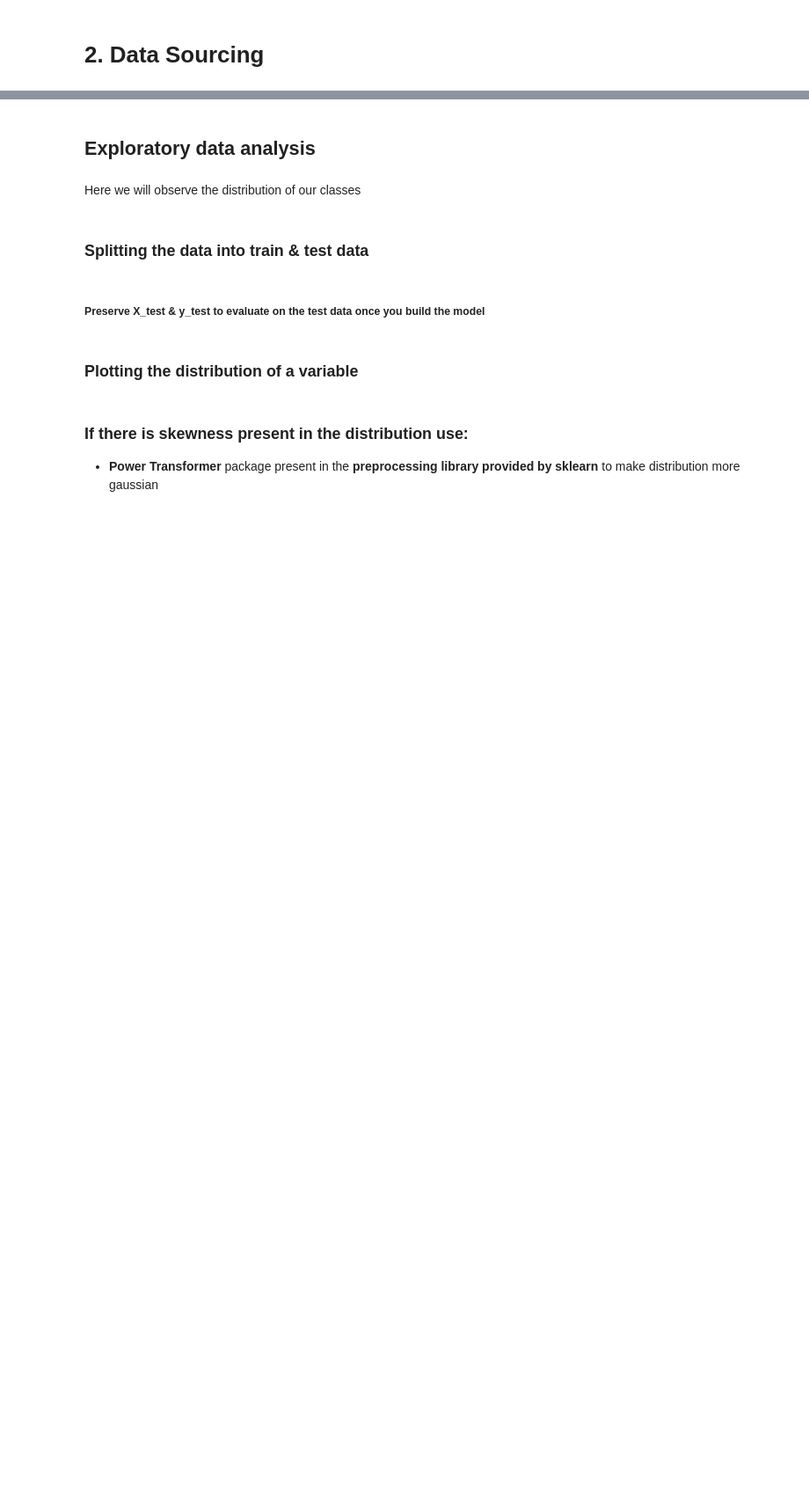
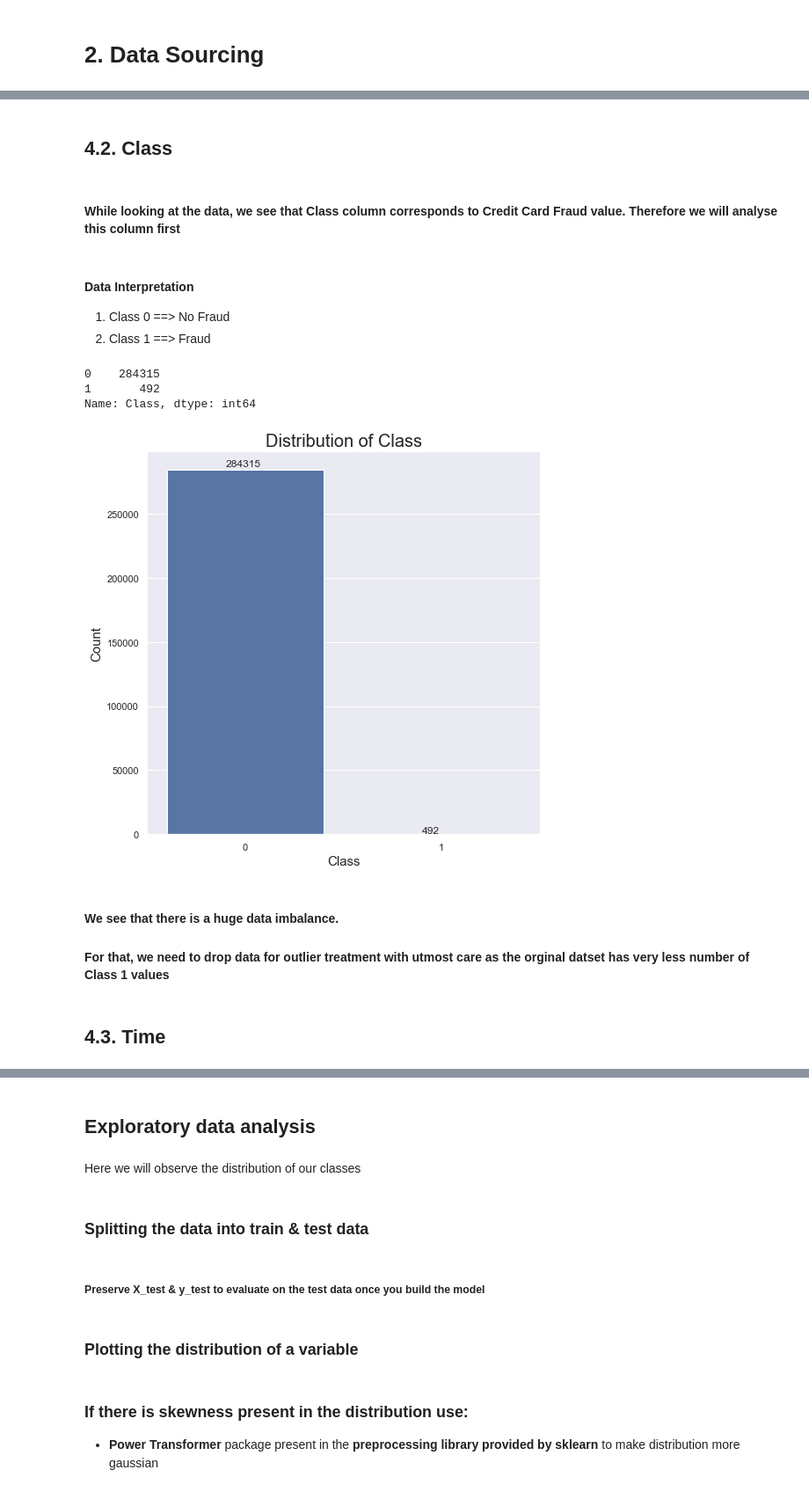
Before and after one commit to akshaykadam100/Credit-Card-Fraud-Detection, a Jupyter notebook: modelling/V1_Akshay_Kadam_DML2070010.ipynb, the cells around one changed output, grey strips where cells are left out. Shown: that part at 88% size. Cells and saved outputs as stored; diff of their text form; code cells hidden in the pictures; blank space fills up the shorter version.

Commit message:
Completed Uni/Bivariate Analysis for Class, Time, Amount & v1

```diff
--- a/modelling/V1_Akshay_Kadam_DML2070010.ipynb
+++ b/modelling/V1_Akshay_Kadam_DML2070010.ipynb
@@ -23,5 +21,5 @@ ModuleNotFoundError: No module named 'pandas'
 # %%
-sns.set(rc={'figure.figsize':(15,10)})
+sns.set(rc={'figure.figsize':(15,8)})
 # %%
 import warnings
 warnings.filterwarnings('ignore')
@@ -39,0 +97,30 @@ raw_data = pd.read_csv(input_file_path)
+# %% [markdown]
+## 4.2. Class
+# %% [markdown]
+#### While looking at the data, we see that Class column corresponds to Credit Card Fraud value. Therefore we will analyse this column first
+# %% [markdown]
+#### Data Interpretation
+1. Class 0 ==> No Fraud
+2. Class 1 ==> Fraud
+# %%
+raw_data.Class.value_counts()
+# %% [output]
+0    284315
+1       492
+Name: Class, dtype: int64
+# %%
+plt.figure(figsize=(8,8))
+ax = sns.countplot(raw_data.Class)
+plt.title('Distribution of Class', fontdict={'fontsize': 20})
+plt.xlabel('Class', fontdict={'fontsize': 15})
+plt.ylabel('Count', fontdict={'fontsize': 15})
+for p, label in zip(ax.patches, raw_data.Class.value_counts().index):
+    ax.annotate(p.get_height(), (p.get_x()+0.3, p.get_height()*1.01))
+plt.show()
+# %% [output]
+[figure, added]
+# %% [markdown]
+#### We see that there is a huge data imbalance.
+#### For that, we need to drop data for outlier treatment with utmost care as the orginal datset has very less number of Class 1 values
+# %% [markdown]
+## 4.3. Time
```
Also changed, not shown: parts of 39 cells of this notebook, 1 other file.
